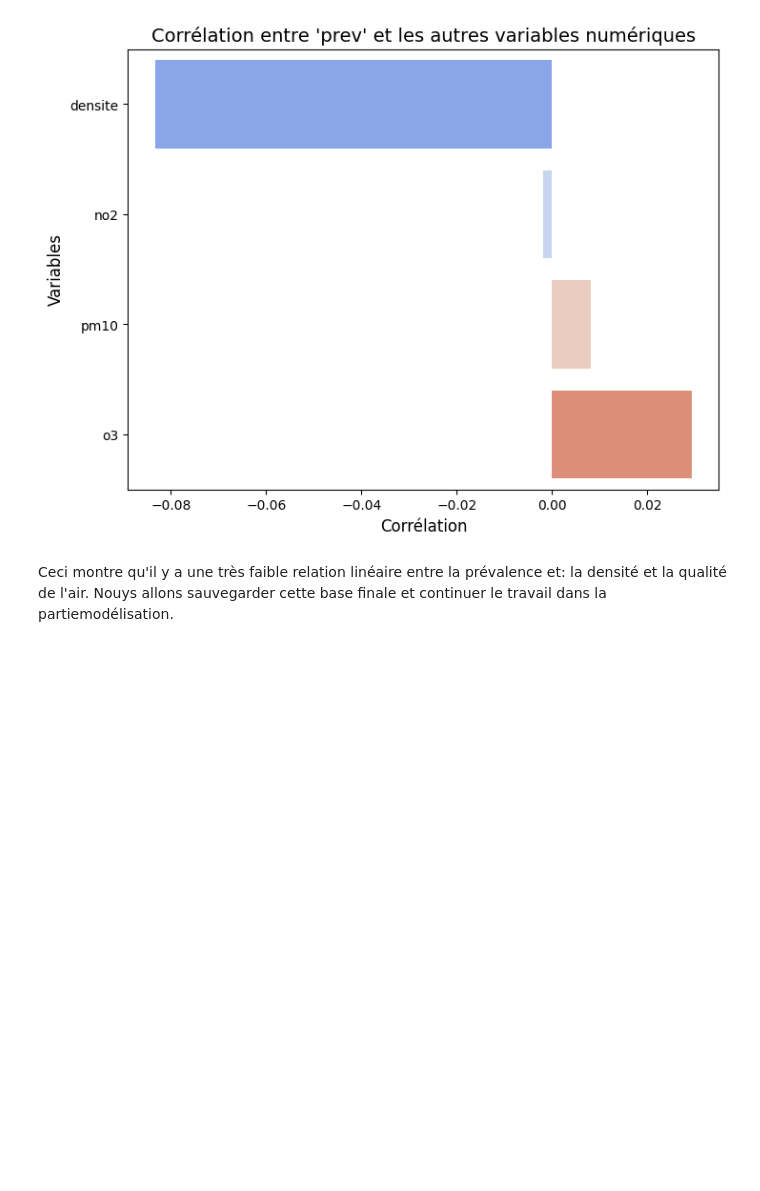
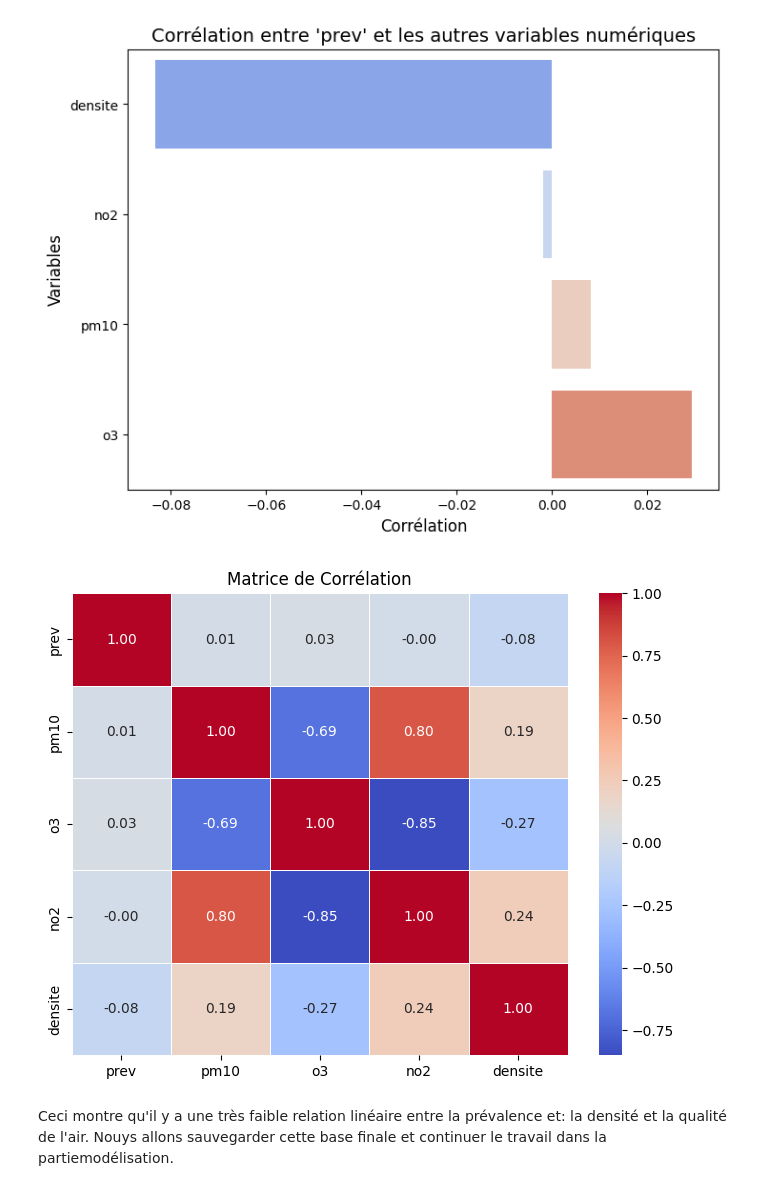
Before and after one commit to IvanaKUETE/projet-Python, a Jupyter notebook: projet/notebook/analyse_exploratoire.ipynb, the cells around one changed output. Cells and saved outputs as stored; diff of their text form; code cells hidden in the pictures; blank space fills up the shorter version.

```diff
--- a/projet/notebook/analyse_exploratoire.ipynb
+++ b/projet/notebook/analyse_exploratoire.ipynb
@@ -1003,5 +1004,16 @@ plt.ylabel("Variables", fontsize=12)
 plt.show()
 # %% [output]
 [figure]
+# %%
+# Calculer la matrice de corrélation
+corr_matrix = Principal_data2[numerical_cols].corr()
+
+# Tracer la matrice de corrélation avec un heatmap
+plt.figure(figsize=(8, 6))
+sns.heatmap(corr_matrix, annot=True, cmap='coolwarm', fmt='.2f', linewidths=0.5)
+plt.title("Matrice de Corrélation")
+plt.show()
+# %% [output]
+[figure, added]
 # %% [markdown]
 Ceci montre qu'il y a une très faible relation linéaire entre la prévalence et: la densité et la qualité de l'air. Nouys allons sauvegarder cette base finale et continuer le travail dans la partiemodélisation.
```
Also changed, not shown: parts of 3 cells of this notebook, 1 other file.
